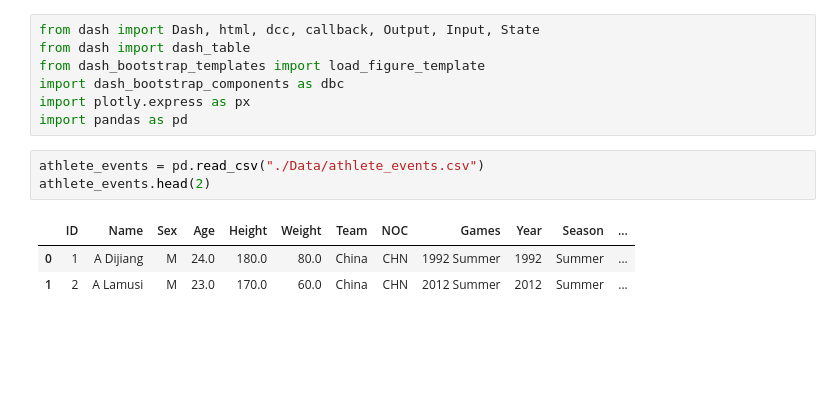
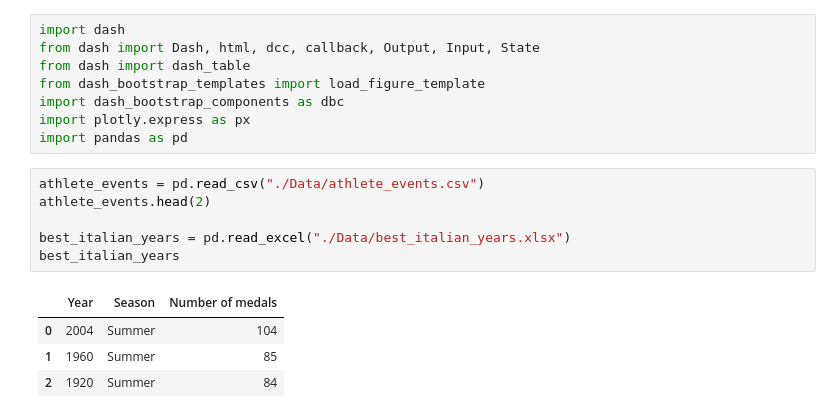
Before and after one commit to TobiasEnglund/Projekt-OS-Italien, a Jupyter notebook: Dashboard.ipynb, the cells around one changed output. Saved outputs shown, nothing was run; the diff lists cells and outputs as text; blank space fills up the shorter version.

```diff
--- a/Dashboard.ipynb
+++ b/Dashboard.ipynb
@@ -1,4 +1,5 @@
 # %%
+import dash
 from dash import Dash, html, dcc, callback, Output, Input, State
 from dash import dash_table
 from dash_bootstrap_templates import load_figure_template
@@ -8,7 +9,11 @@ import pandas as pd
 # %%
 athlete_events = pd.read_csv("./Data/athlete_events.csv")
 athlete_events.head(2)
+
+best_italian_years = pd.read_excel("./Data/best_italian_years.xlsx")
+best_italian_years
 # %% [output]
-|  | ID | Name | Sex | Age | Height | Weight | Team | NOC | Games | Year | Season | ... |
-| 0 | 1 | A Dijiang | M | 24.0 | 180.0 | 80.0 | China | CHN | 1992 Summer | 1992 | Summer | ... |
-| 1 | 2 | A Lamusi | M | 23.0 | 170.0 | 60.0 | China | CHN | 2012 Summer | 2012 | Summer | ... |
+|  | Year | Season | Number of medals |
+| 0 | 2004 | Summer | 104 |
+| 1 | 1960 | Summer | 85 |
+| 2 | 1920 | Summer | 84 |
```
Also changed, not shown: parts of 4 cells of this notebook, 5 other files.
